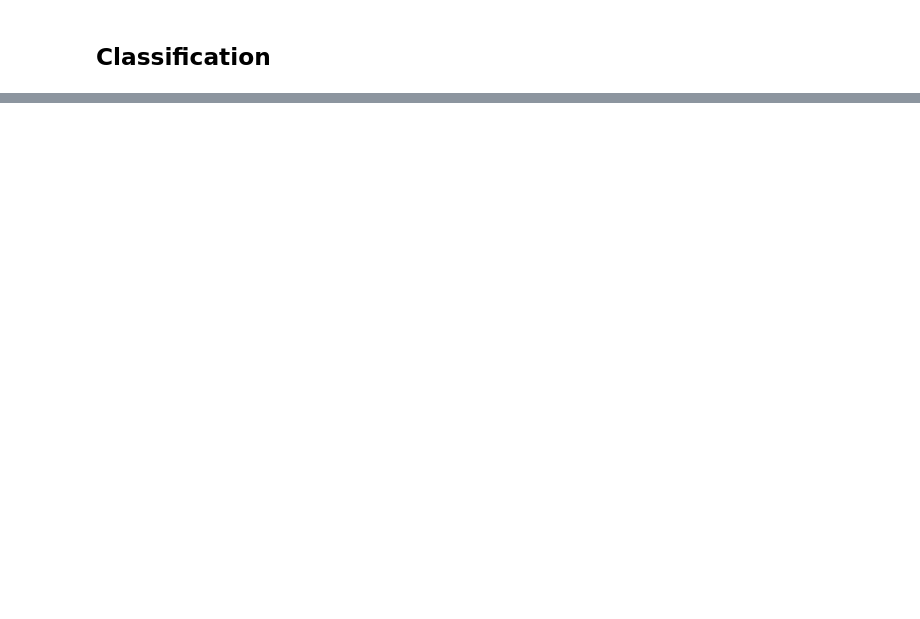
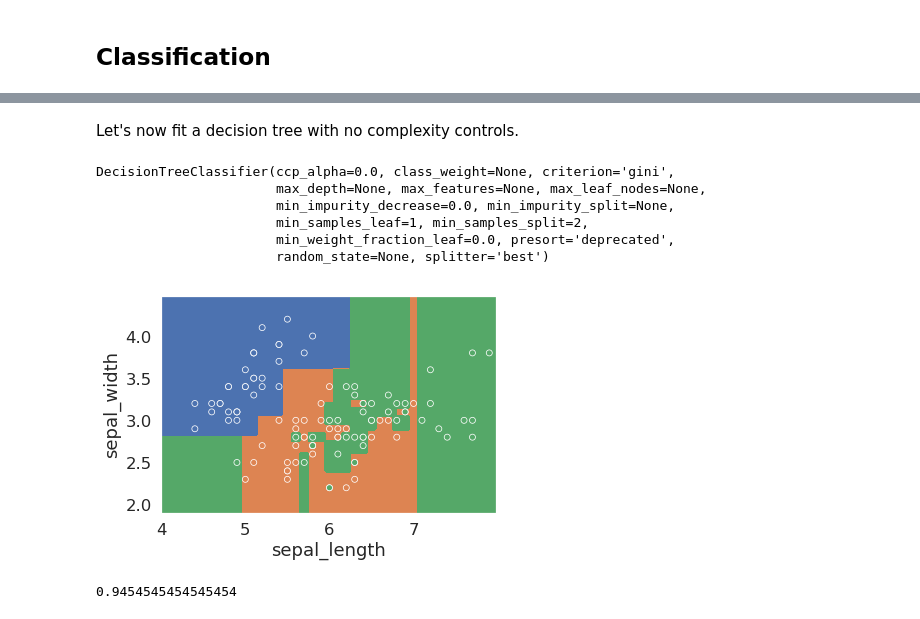
Before and after one commit to joshHug/youdao_ai, a Jupyter notebook: lec7/lec7-decision-trees.ipynb, the cells around one changed output, grey strips where cells are left out. Drawn from its saved outputs; the diff is of its cells as text; code cells hidden in the pictures; blank space fills up the shorter version.

```diff
--- a/lec7/lec7-decision-trees.ipynb
+++ b/lec7/lec7-decision-trees.ipynb
@@ -442,0 +140,34 @@ accuracy_score(test_iris_data["species"], cv_model_test_predictions)
+# %% [markdown]
+Let's now fit a decision tree with no complexity controls.
+# %%
+from sklearn import tree
+sepal_tree_no_controls = tree.DecisionTreeClassifier()
+sepal_tree_no_controls.fit(train_iris_data[["sepal_length", "sepal_width"]], train_iris_data["species"])
+# %% [output]
+DecisionTreeClassifier(ccp_alpha=0.0, class_weight=None, criterion='gini',
+                       max_depth=None, max_features=None, max_leaf_nodes=None,
+                       min_impurity_decrease=0.0, min_impurity_split=None,
+                       min_samples_leaf=1, min_samples_split=2,
+                       min_weight_fraction_leaf=0.0, presort='deprecated',
+                       random_state=None, splitter='best')
+# %%
+from matplotlib.colors import ListedColormap
+sns_cmap = ListedColormap(np.array(sns.color_palette())[0:3, :])
+
+xx, yy = np.meshgrid(np.arange(4, 8, 0.02),
+                     np.arange(1.9, 4.5, 0.02))
+
+Z_string = sepal_tree_no_controls.predict(np.c_[xx.ravel(), yy.ravel()])
+categories, Z_int = np.unique(Z_string, return_inverse=True)
+Z_int = Z_int
+Z_int = Z_int.reshape(xx.shape)
+cs = plt.contourf(xx, yy, Z_int, cmap=sns_cmap)
+sns.scatterplot(data = train_iris_data, x = "sepal_length", y="sepal_width", hue="species", legend = False)
+plt.savefig("iris_decision_boundaries_sepal_data_no_controls.png", dpi=300, bbox_inches = "tight")
+# %% [output]
+[figure, added]
+# %%
+accuracy_score(train_iris_data["species"],
+               sepal_tree_no_controls.predict(train_iris_data[["sepal_length", "sepal_width"]]))
+# %% [output]
+0.9454545454545454
```
Also changed, not shown: parts of 110 cells of this notebook.
